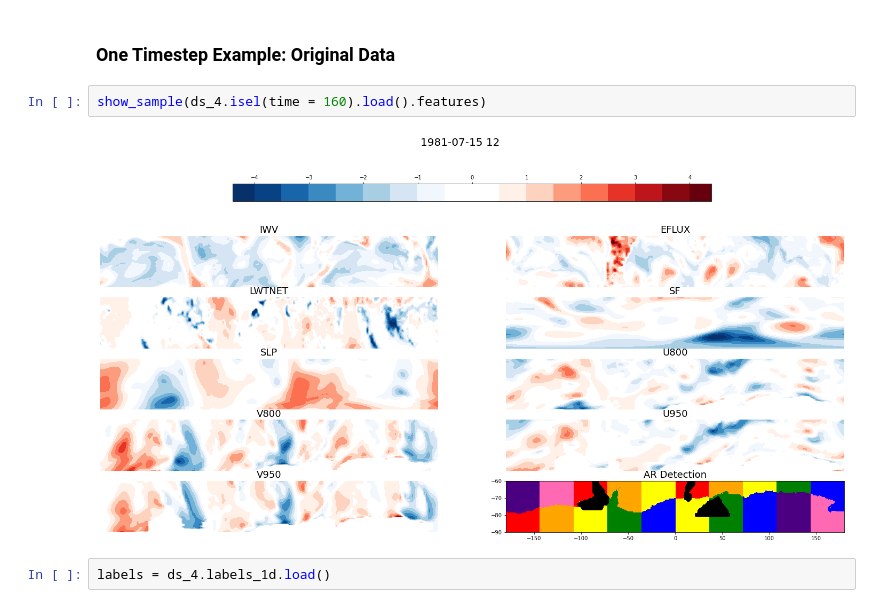
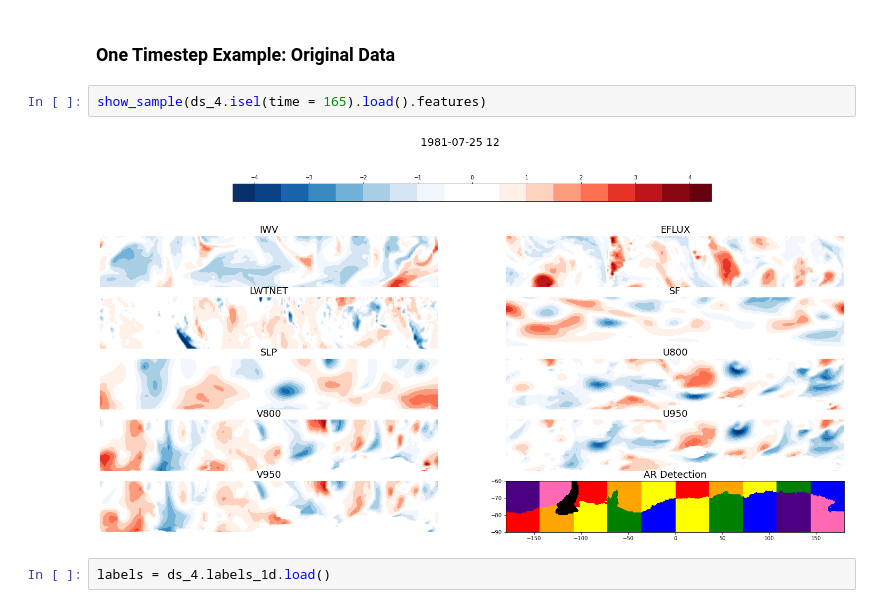
Before and after one commit to rlbaiman/AntarcticAR_ML, a Jupyter notebook: Make_X_data/Plot_X_data.ipynb, the cells around one changed output. Cells and saved outputs as stored; diff of their text form.

```diff
--- a/Make_X_data/Plot_X_data.ipynb
+++ b/Make_X_data/Plot_X_data.ipynb
@@ -72,9 +72,9 @@ def show_sample(ds_sample):
 # %% [markdown]
 ### One Timestep Example: Original Data
 # %%
-show_sample(ds_4.isel(time = 160).load().features)
+show_sample(ds_4.isel(time = 165).load().features)
 # %% [output]
-[figure, old version]
+[figure, new version]
 # %%
 labels = ds_4.labels_1d.load()
 # %%
```
Also changed, not shown: parts of 1 cell of this notebook.
